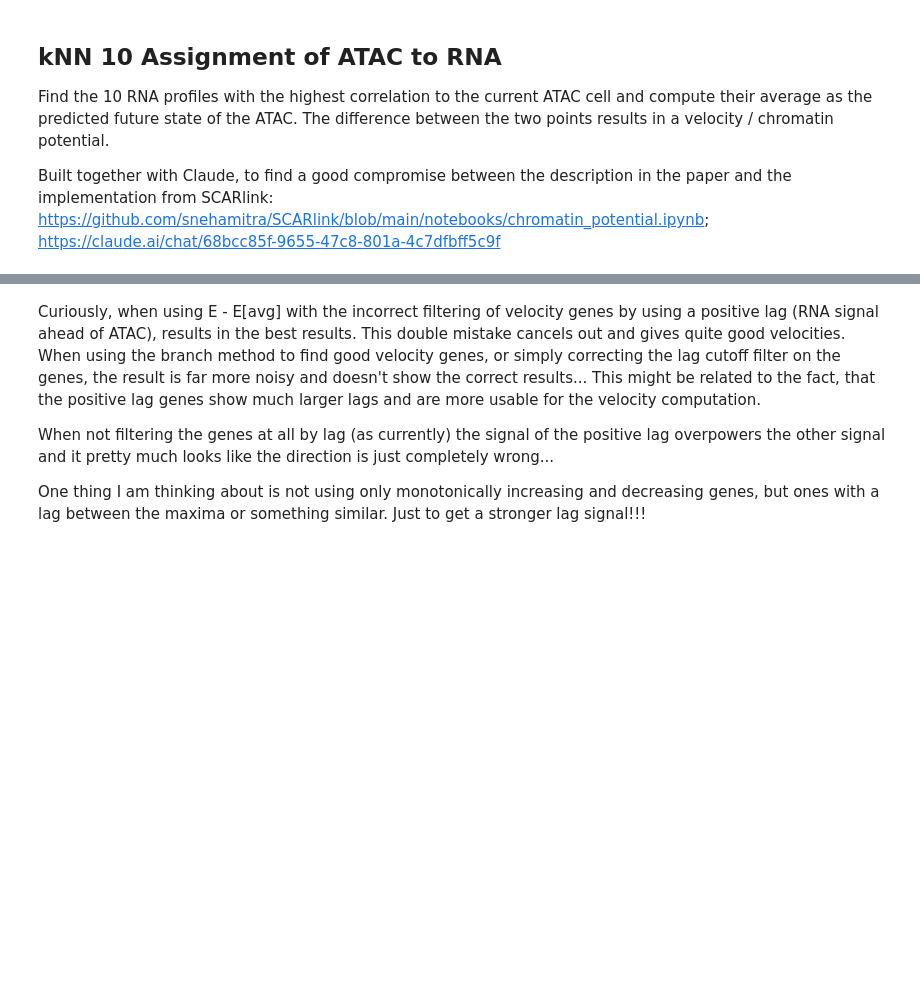
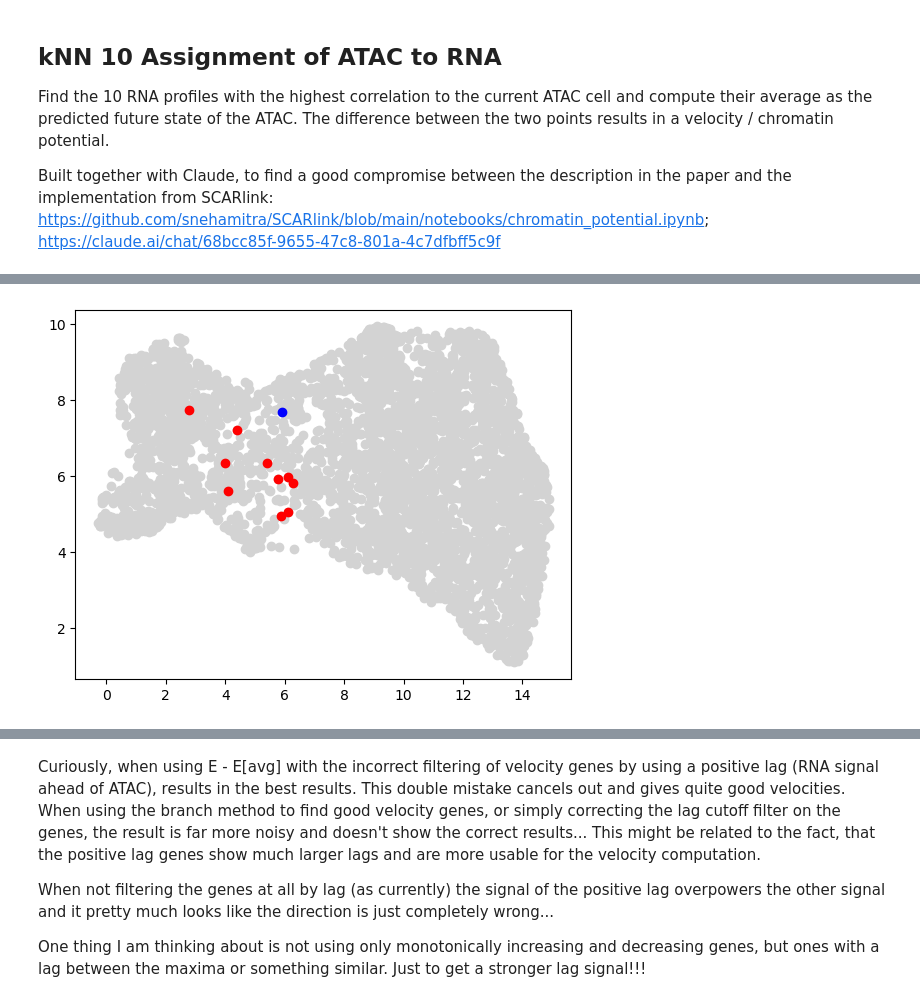
Before and after one commit to N1klasSchmidt/DynaVelo_testing, a Jupyter notebook: velocity_analyses/chromatin_potential_comp.ipynb, the cells around one changed output, grey strips where cells are left out. Saved outputs shown, nothing was run; the diff lists cells and outputs as text; code cells hidden in the pictures; blank space fills up the shorter version.

```diff
--- a/velocity_analyses/chromatin_potential_comp.ipynb
+++ b/velocity_analyses/chromatin_potential_comp.ipynb
@@ -186,0 +193,13 @@ for i in range(10):
+# %%
+idx = 6
+
+partners = E[nn[idx]]
+point = E[idx]
+
+plt.scatter(E[:,0], E[:,1], c="lightgrey")
+plt.scatter(partners[:,0], partners[:,1], c="red")
+plt.scatter(point[0], point[1], c="blue")
+
+plt.show()
+# %% [output]
+[figure, added]
```
Also changed, not shown: parts of 22 cells of this notebook, 2 other files.
